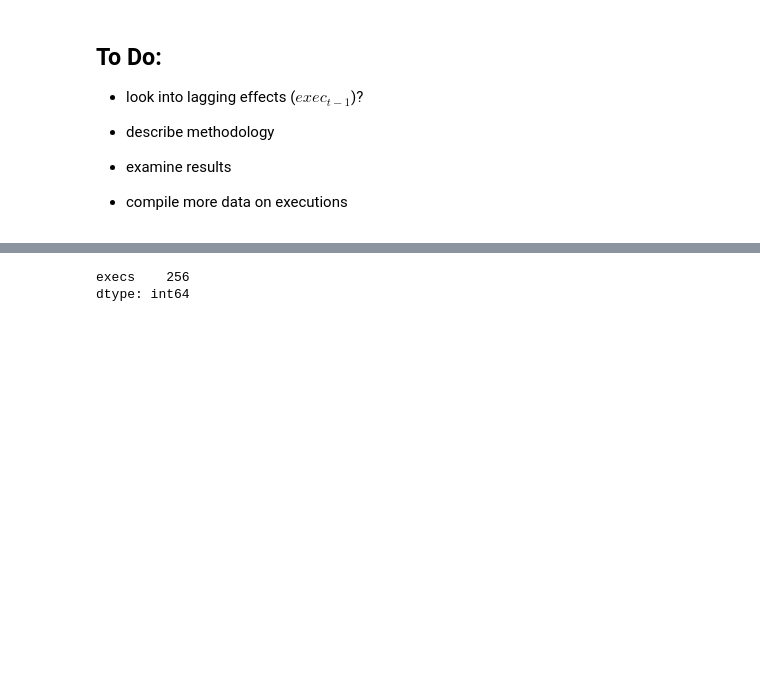
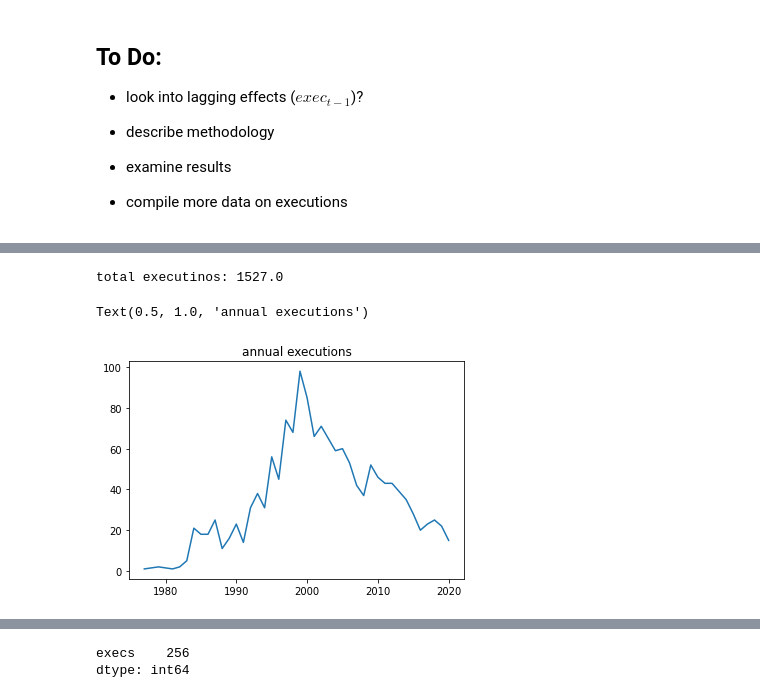
Before and after one commit to isaac-n-friends/499_final, a Jupyter notebook: Project.ipynb, the cells around one changed output, grey strips where cells are left out. Cells and saved outputs as stored; diff of their text form; code cells hidden in the pictures; blank space fills up the shorter version.

```diff
--- a/Project.ipynb
+++ b/Project.ipynb
@@ -35,0 +46,10 @@ exs.head(4)
+# %%
+execbyyr = exs.groupby(exs.date.dt.year)['execs'].agg('sum')
+print('total executinos:',sum(execbyyr))
+
+plt.plot(execbyyr)
+plt.title('Total annual executions')
+# %% [output]
+total executinos: 1527.0
+Text(0.5, 1.0, 'annual executions')
+[figure, added]
```
Also changed, not shown: parts of 4 cells of this notebook.
